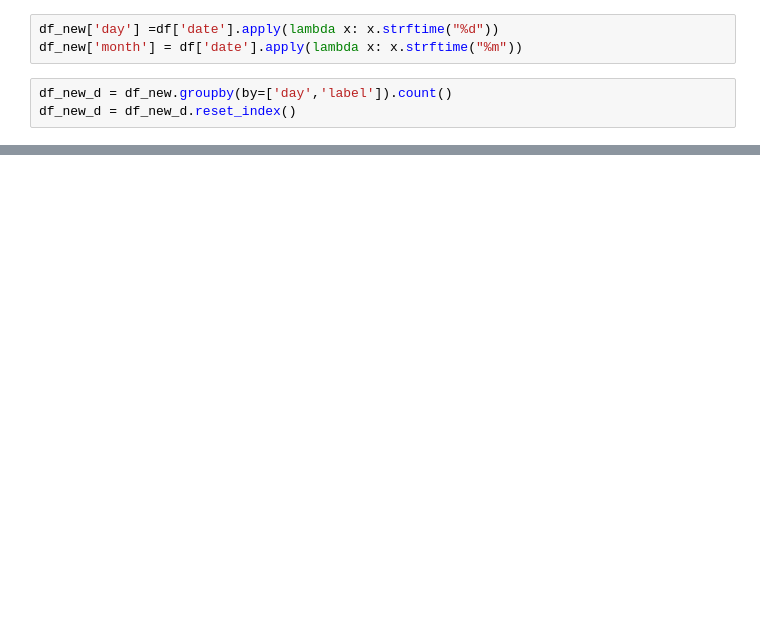
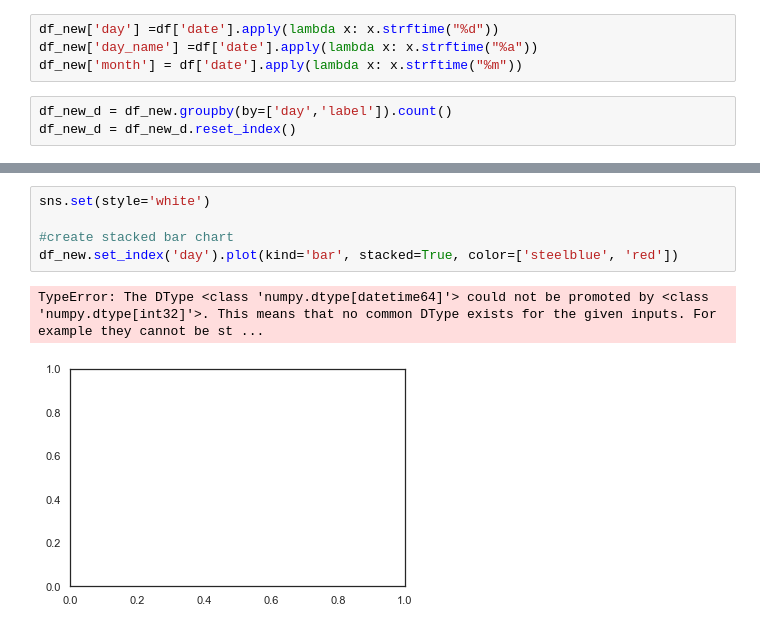
Before and after one commit to Lukas-Forst/100-Days-of-Code, a Jupyter notebook: Day60/Untitled.ipynb, the cells around one changed output, grey strips where cells are left out. Saved outputs shown, nothing was run; the diff lists cells and outputs as text; blank space fills up the shorter version.

```diff
--- a/Day60/Untitled.ipynb
+++ b/Day60/Untitled.ipynb
@@ -67,6 +67,7 @@ df['date']
 Name: date, Length: 87, dtype: datetime64[ns, UTC]
 # %%
 df_new['day'] =df['date'].apply(lambda x: x.strftime("%d"))
+df_new['day_name'] =df['date'].apply(lambda x: x.strftime("%a"))
 df_new['month'] = df['date'].apply(lambda x: x.strftime("%m"))
 # %%
 df_new_d = df_new.groupby(by=['day','label']).count()
@@ -97,0 +110,8 @@ sns.lineplot(data=df_new_d, x=df_new_d.index,color="label", y="sender")
+# %%
+sns.set(style='white')
+
+#create stacked bar chart
+df_new.set_index('day').plot(kind='bar', stacked=True, color=['steelblue', 'red'])
+# %% [output]
+TypeError: The DType <class 'numpy.dtype[datetime64]'> could not be promoted by <class 'numpy.dtype[int32]'>. This means that no common DType exists for the given inputs. For example they cannot be st ...
+[figure, added]
```
Also changed, not shown: parts of 12 cells of this notebook.
